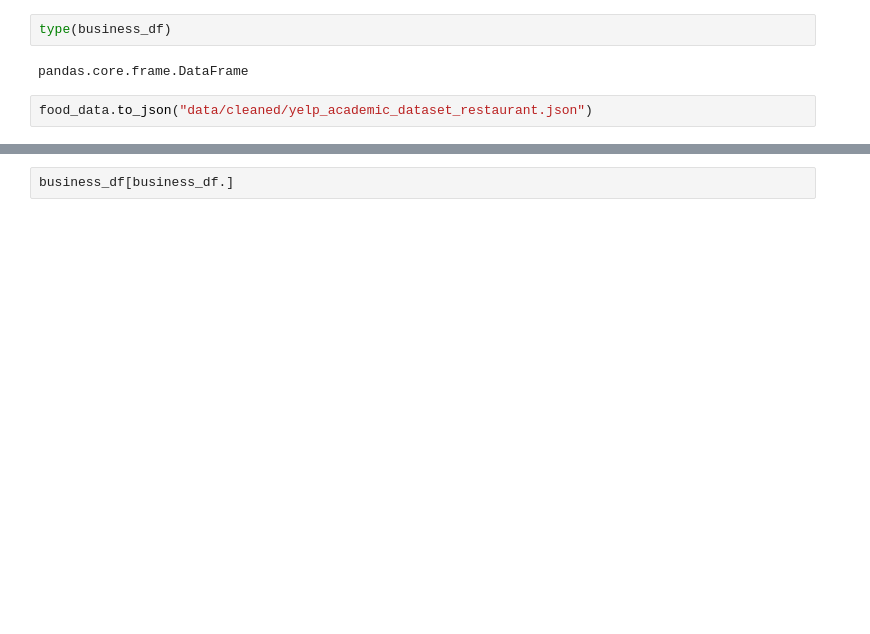
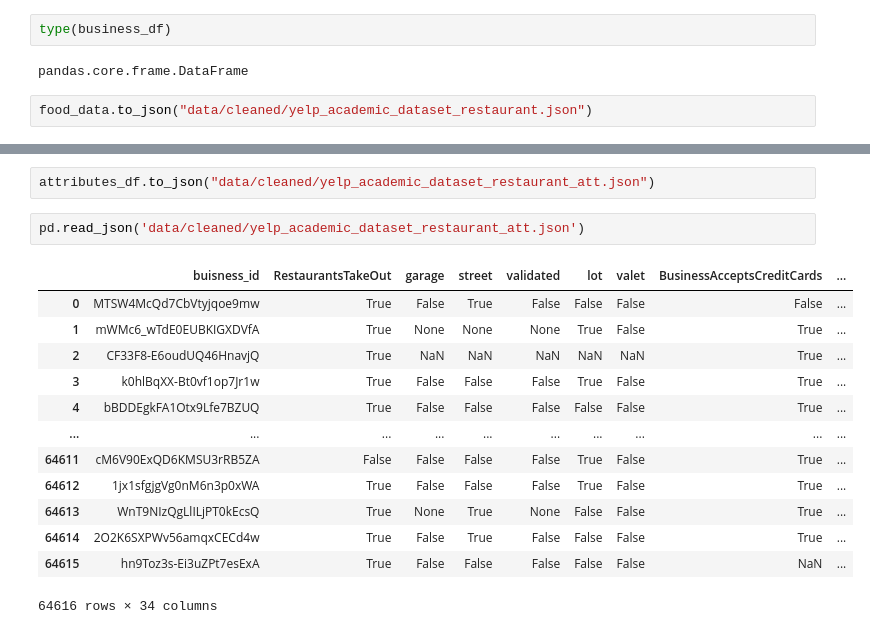
Before and after one commit to cgsnider/Restaurant-Recs, a Jupyter notebook: CleanBusiness.ipynb, the cells around one changed output, grey strips where cells are left out. Drawn from its saved outputs; the diff is of its cells as text; blank space fills up the shorter version.

```diff
--- a/CleanBusiness.ipynb
+++ b/CleanBusiness.ipynb
@@ -112,5 +163,21 @@ final_df
 | 150339 | 2O2K6SXPWv56amqxCECd4w | The Plum Pit | 4405 Pennell Rd | Aston | DE | 19014 | 39.856185 | -75.427725 | 4.5 | ... |
 | 150340 | hn9Toz3s-Ei3uZPt7esExA | West Side Kebab House | 2470 Guardian Road NW | Edmonton | AB | T5T 1K8 | 53.509649 | -113.675999 | 4.5 | ... |
 64616 rows × 14 columns
-# %%
-business_df[business_df.]
+# %%
+attributes_df.to_json("data/cleaned/yelp_academic_dataset_restaurant_att.json")
+# %%
+pd.read_json('data/cleaned/yelp_academic_dataset_restaurant_att.json')
+# %% [output]
+|  | buisness_id | RestaurantsTakeOut | garage | street | validated | lot | valet | BusinessAcceptsCreditCards | ... |
+| 0 | MTSW4McQd7CbVtyjqoe9mw | True | False | True | False | False | False | False | ... |
+| 1 | mWMc6_wTdE0EUBKIGXDVfA | True | None | None | None | True | False | True | ... |
+| 2 | CF33F8-E6oudUQ46HnavjQ | True | NaN | NaN | NaN | NaN | NaN | True | ... |
+| 3 | k0hlBqXX-Bt0vf1op7Jr1w | True | False | False | False | True | False | True | ... |
+| 4 | bBDDEgkFA1Otx9Lfe7BZUQ | True | False | False | False | False | False | True | ... |
+| ... | ... | ... | ... | ... | ... | ... | ... | ... | ... |
+| 64611 | cM6V90ExQD6KMSU3rRB5ZA | False | False | False | False | True | False | True | ... |
+| 64612 | 1jx1sfgjgVg0nM6n3p0xWA | True | False | False | False | True | False | True | ... |
+| 64613 | WnT9NIzQgLlILjPT0kEcsQ | True | None | True | None | False | False | True | ... |
+| 64614 | 2O2K6SXPWv56amqxCECd4w | True | False | True | False | False | False | True | ... |
+| 64615 | hn9Toz3s-Ei3uZPt7esExA | True | False | False | False | False | False | NaN | ... |
+64616 rows × 34 columns
```
Also changed, not shown: parts of 5 cells of this notebook.
